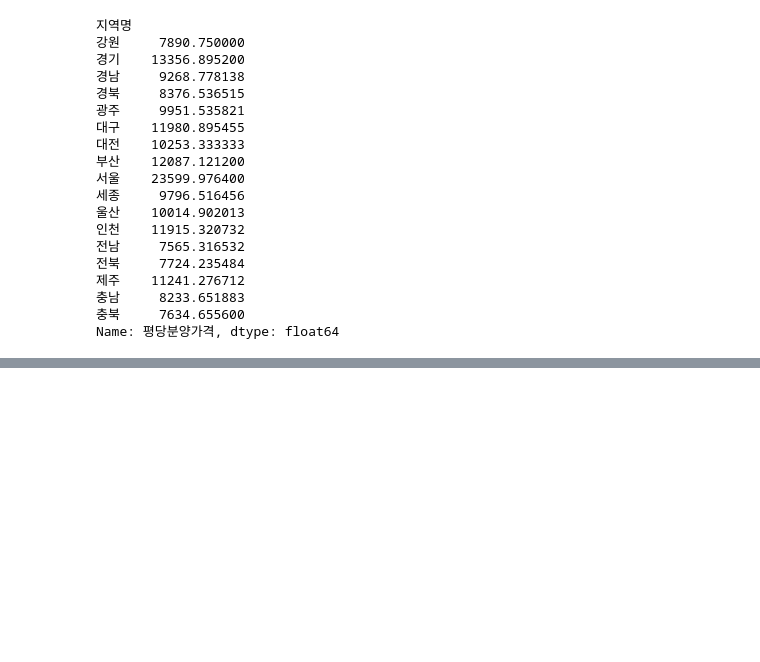
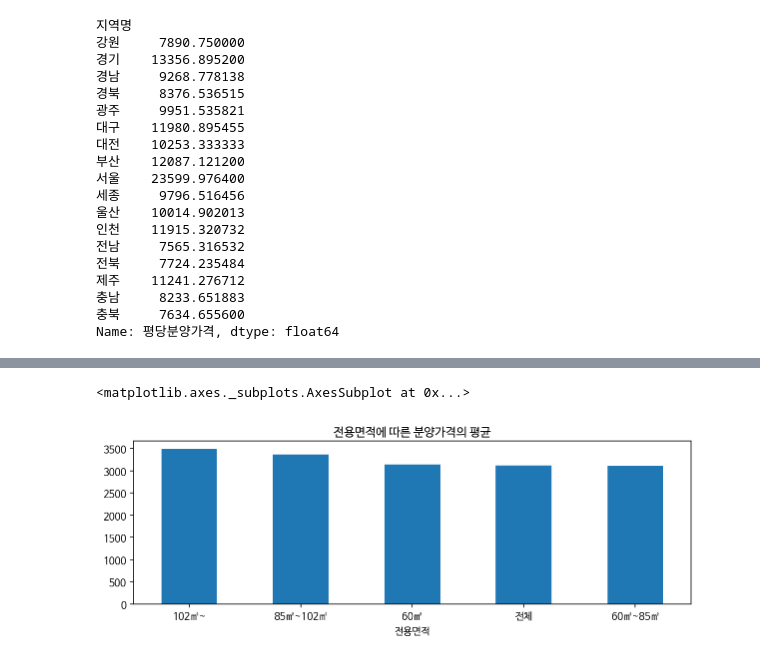
Before and after one commit to seonwoojh/Python_Tutorial, a Jupyter notebook: 공공데이터를_활용한_전국_신규_민간_아파트_분양가격_동향.ipynb, the cells around one changed output, grey strips where cells are left out. Cells and saved outputs as stored; diff of their text form; code cells hidden in the pictures; blank space fills up the shorter version.

```diff
--- a/공공데이터를_활용한_전국_신규_민간_아파트_분양가격_동향.ipynb
+++ b/공공데이터를_활용한_전국_신규_민간_아파트_분양가격_동향.ipynb
@@ -264,0 +317,7 @@ dtype: float64
+# %%
+# 전용면적으로 분양가격의 평균을 구하고 막대그래프를 그려보자.
+plot3 =df_last.groupby(["전용면적"])["분양가격"].mean().sort_values(ascending=False)
+plot3.plot.bar(rot=0, figsize=(10,3),title="전용면적에 따른 분양가격의 평균")
+# %% [output]
+<matplotlib.axes._subplots.AxesSubplot at 0x...>
+[figure, added]
```
Also changed, not shown: parts of 16 cells of this notebook.
